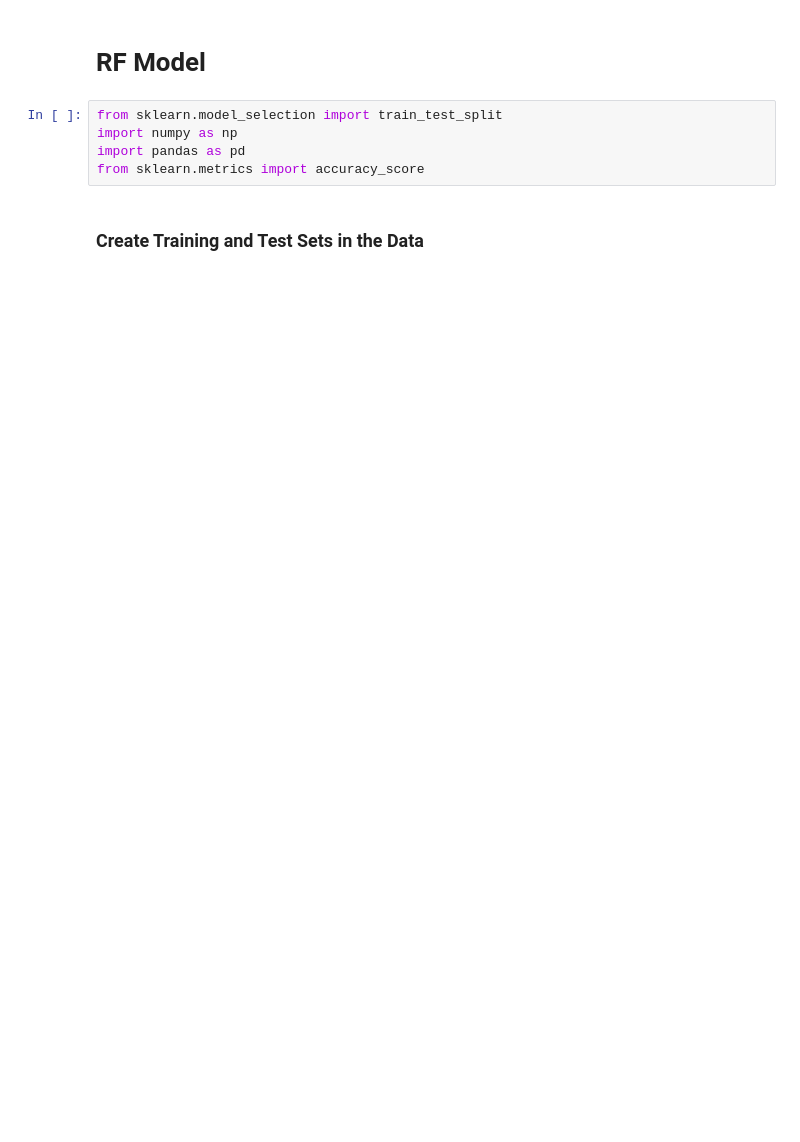
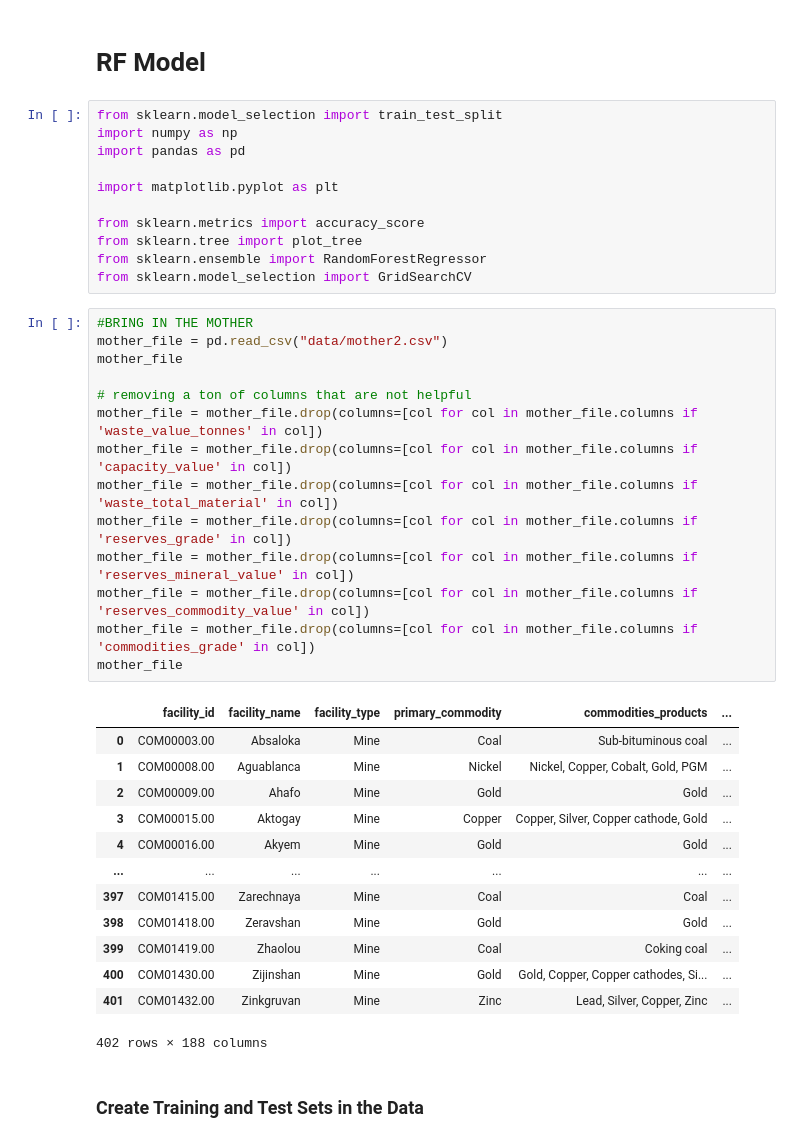
Before and after one commit to morourk6/1.C51-Final-Project, a Jupyter notebook: rf_model.ipynb, the cells around one changed output. Cells and saved outputs as stored; diff of their text form; blank space fills up the shorter version.

```diff
--- a/rf_model.ipynb
+++ b/rf_model.ipynb
@@ -4,7 +4,41 @@
 from sklearn.model_selection import train_test_split
 import numpy as np
 import pandas as pd
+
+import matplotlib.pyplot as plt
+
 from sklearn.metrics import accuracy_score
+from sklearn.tree import plot_tree
+from sklearn.ensemble import RandomForestRegressor
+from sklearn.model_selection import GridSearchCV
+# %%
+#BRING IN THE MOTHER
+mother_file = pd.read_csv("data/mother2.csv")
+mother_file
+
+# removing a ton of columns that are not helpful
+mother_file = mother_file.drop(columns=[col for col in mother_file.columns if 'waste_value_tonnes' in col])
+mother_file = mother_file.drop(columns=[col for col in mother_file.columns if 'capacity_value' in col])
+mother_file = mother_file.drop(columns=[col for col in mother_file.columns if 'waste_total_material' in col])
+mother_file = mother_file.drop(columns=[col for col in mother_file.columns if 'reserves_grade' in col])
+mother_file = mother_file.drop(columns=[col for col in mother_file.columns if 'reserves_mineral_value' in col])
+mother_file = mother_file.drop(columns=[col for col in mother_file.columns if 'reserves_commodity_value' in col])
+mother_file = mother_file.drop(columns=[col for col in mother_file.columns if 'commodities_grade' in col])
+mother_file
+# %% [output]
+|  | facility_id | facility_name | facility_type | primary_commodity | commodities_products | ... |
+| 0 | COM00003.00 | Absaloka | Mine | Coal | Sub-bituminous coal | ... |
+| 1 | COM00008.00 | Aguablanca | Mine | Nickel | Nickel, Copper, Cobalt, Gold, PGM | ... |
+| 2 | COM00009.00 | Ahafo | Mine | Gold | Gold | ... |
+| 3 | COM00015.00 | Aktogay | Mine | Copper | Copper, Silver, Copper cathode, Gold | ... |
+| 4 | COM00016.00 | Akyem | Mine | Gold | Gold | ... |
+| ... | ... | ... | ... | ... | ... | ... |
+| 397 | COM01415.00 | Zarechnaya | Mine | Coal | Coal | ... |
+| 398 | COM01418.00 | Zeravshan | Mine | Gold | Gold | ... |
+| 399 | COM01419.00 | Zhaolou | Mine | Coal | Coking coal | ... |
+| 400 | COM01430.00 | Zijinshan | Mine | Gold | Gold, Copper, Copper cathodes, Si... | ... |
+| 401 | COM01432.00 | Zinkgruvan | Mine | Zinc | Lead, Silver, Copper, Zinc | ... |
+402 rows × 188 columns
 # %% [markdown]
 ### Create Training and Test Sets in the Data
 # %%
```
Also changed, not shown: parts of 6 cells of this notebook, 1 other file.
